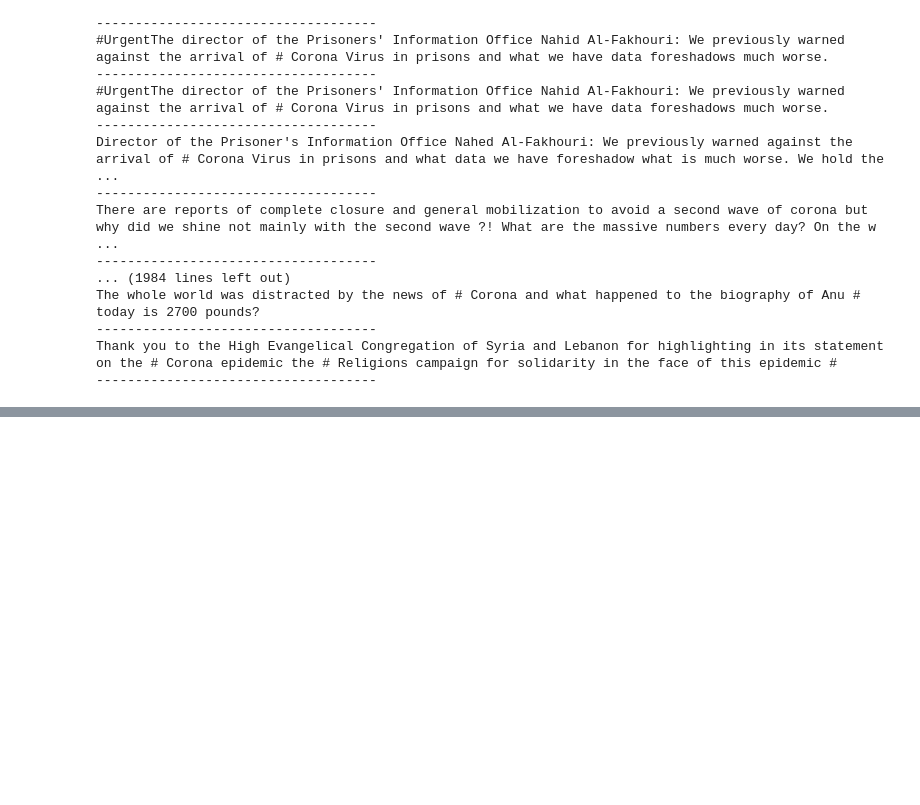
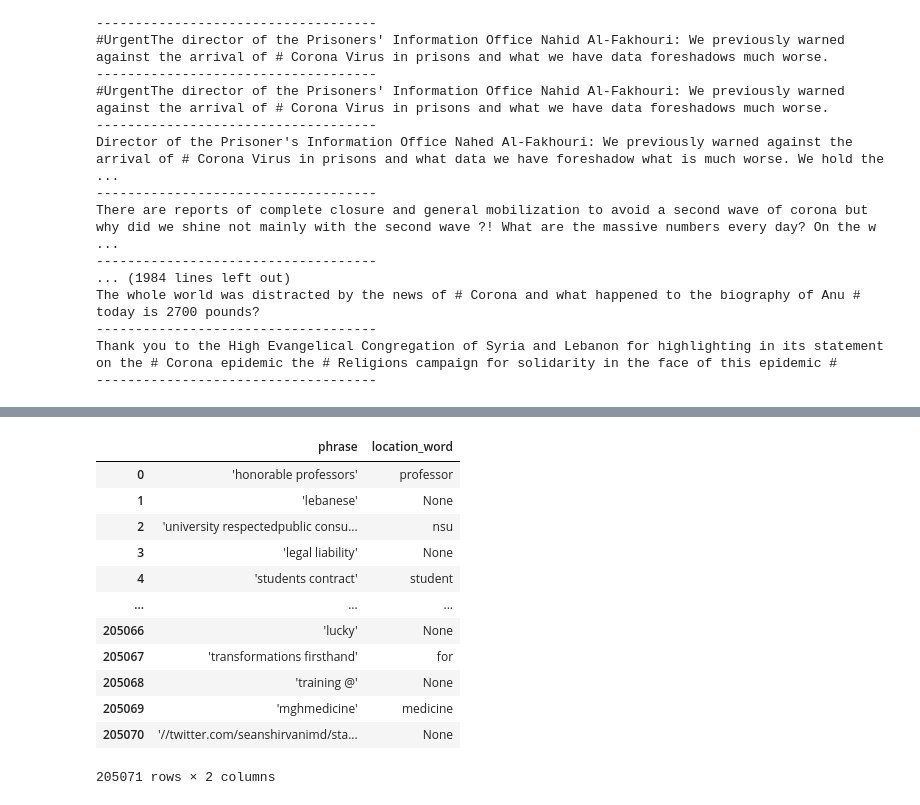
Before and after one commit to aliharakeh/M2-Project, a Jupyter notebook: Main_Data/hotspots.ipynb, the cells around one changed output, grey strips where cells are left out. Cells and saved outputs as stored; diff of their text form; code cells hidden in the pictures; blank space fills up the shorter version.

```diff
--- a/Main_Data/hotspots.ipynb
+++ b/Main_Data/hotspots.ipynb
@@ -69,0 +121,5 @@ df = pd.read_csv('hotspots_tweets_v1.csv', header=0)
+# %%
+df = pd.read_csv('hotspots_tweets_v2.csv', header=0)
+# %%
+nouns = df.nouns.str.replace("[", "").replace("]", "").str.split(',').explode().reset_index(drop=True)
+nouns
@@ -69,0 +139,4 @@ df = pd.read_csv('hotspots_tweets_v1.csv', header=0)
+# %%
+with open('location_related_words.txt', 'r', encoding='utf-8') as f:
+    location_words = f.read().split('\n')
+location_words
@@ -69,0 +161,26 @@ df = pd.read_csv('hotspots_tweets_v1.csv', header=0)
+# %%
+def accepted(phrase):
+    word = None
+    for w in location_words:
+        if w in phrase:
+            word = w
+            break
+    return pd.Series([phrase, word])
+
+filtered_nouns = pd.DataFrame()
+filtered_nouns[['phrase', 'location_word']] = nouns.apply(accepted)
+filtered_nouns
+# %% [output]
+|  | phrase | location_word |
+| 0 | 'honorable professors' | professor |
+| 1 | 'lebanese' | None |
+| 2 | 'university respectedpublic consu... | nsu |
+| 3 | 'legal liability' | None |
+| 4 | 'students contract' | student |
+| ... | ... | ... |
+| 205066 | 'lucky' | None |
+| 205067 | 'transformations firsthand' | for |
+| 205068 | 'training @' | None |
+| 205069 | 'mghmedicine' | medicine |
+| 205070 | '//twitter.com/seanshirvanimd/sta... | None |
+205071 rows × 2 columns
```
Also changed, not shown: parts of 9 cells of this notebook, 2 other files.
